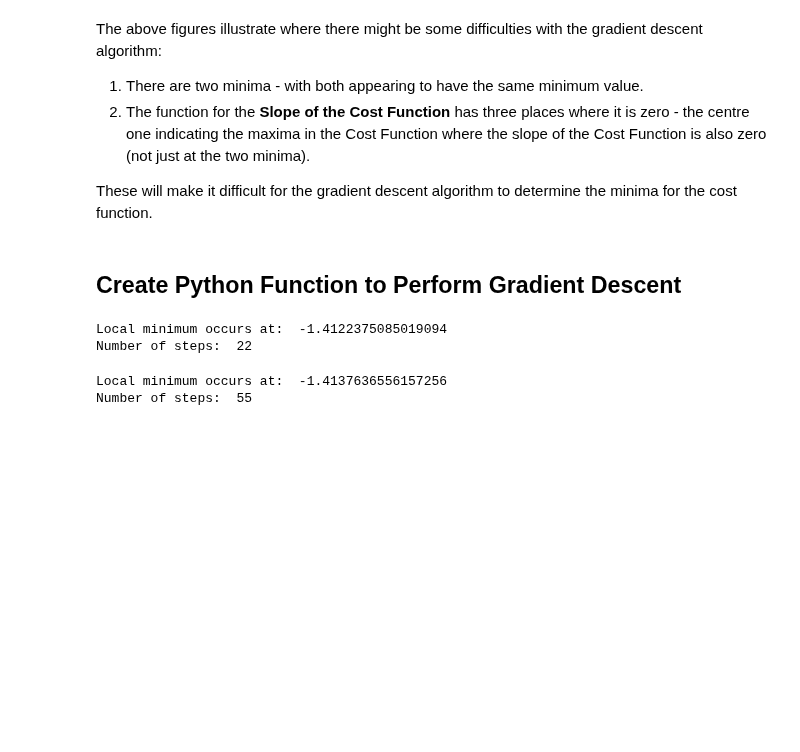
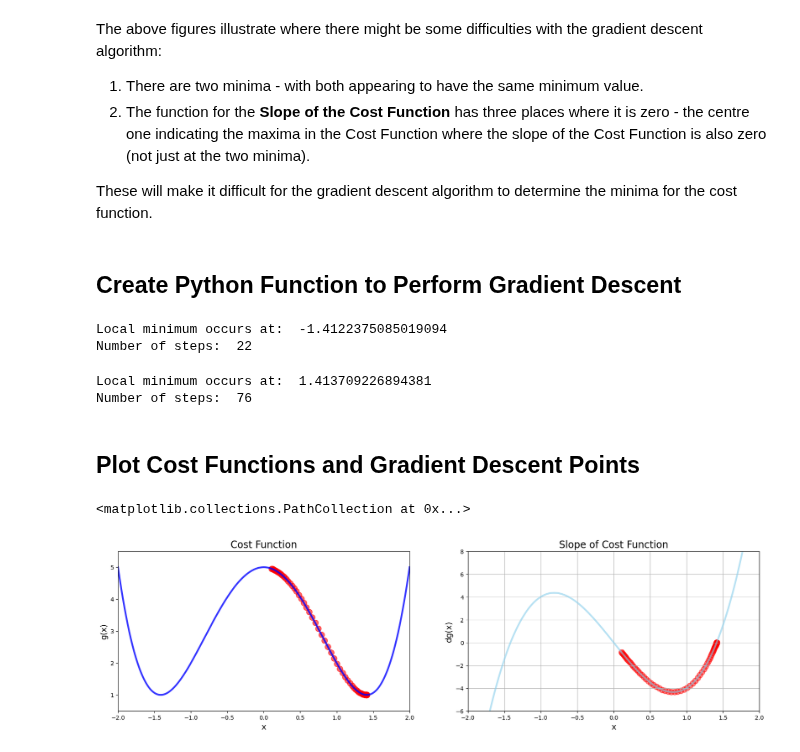
Before and after one commit to srofe/MLBootcamp, a Jupyter notebook: 03-GradientDescent/GradientDescent-MultipleMinima.ipynb, the cells around one changed output. Drawn from its saved outputs; the diff is of its cells as text; code cells hidden in the pictures; blank space fills up the shorter version.

Commit message:
Plot the gradient descent points over functions

```diff
--- a/03-GradientDescent/GradientDescent-MultipleMinima.ipynb
+++ b/03-GradientDescent/GradientDescent-MultipleMinima.ipynb
@@ -91,9 +91,42 @@ print('Number of steps: ', len(list_x))
 Local minimum occurs at:  -1.4122375085019094
 Number of steps:  22
 # %%
-local_minimum, list_x, derivative_list = gradient_descent(derivative_function=dg, initial_guess=-0.5, multiplier=0.01, precision=0.0001)
+local_minimum, list_x, derivative_list = gradient_descent(derivative_function=dg, initial_guess=0.1, multiplier=0.01, precision=0.0001)
 print('Local minimum occurs at: ', local_minimum)
 print('Number of steps: ', len(list_x))
 # %% [output]
-Local minimum occurs at:  -1.4137636556157256
-Number of steps:  55
+Local minimum occurs at:  1.413709226894381
+Number of steps:  76
+# %% [markdown]
+## Plot Cost Functions and Gradient Descent Points
+# %%
+plt.figure(figsize=[20, 5])
+
+# Plot 1 - Cost Function
+plt.subplot(1, 2, 1)
+plt.xlim(-2, 2)
+plt.ylim(0.5, 5.5)
+
+plt.title('Cost Function', fontsize=17)
+plt.xlabel('x', fontsize=14)
+plt.ylabel('g(x)', fontsize=14)
+
+plt.plot(xData, g(xData), color='blue', linewidth=3, alpha=0.8)
+plt.scatter(list_x, g(np.array(list_x)), color='red', s=100, alpha=0.6)
+
+# Plot 2 - Derivative Function
+plt.subplot(1, 2, 2)
+
+plt.xlim(-2, 2)
+plt.ylim(-6, 8)
+
+plt.title('Slope of Cost Function', fontsize=17)
+plt.xlabel('x', fontsize=14)
+plt.ylabel('dg(x)', fontsize=14)
+plt.grid()
+
+plt.plot(xData, dg(xData), color='skyblue', linewidth=3, alpha=0.6)
+plt.scatter(list_x, derivative_list, color='red', s=100, alpha=0.5)
+# %% [output]
+<matplotlib.collections.PathCollection at 0x...>
+[figure, added]
```
